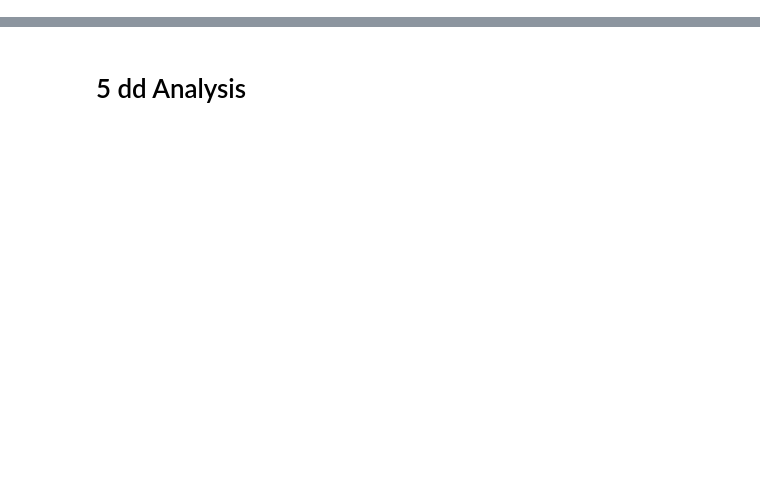
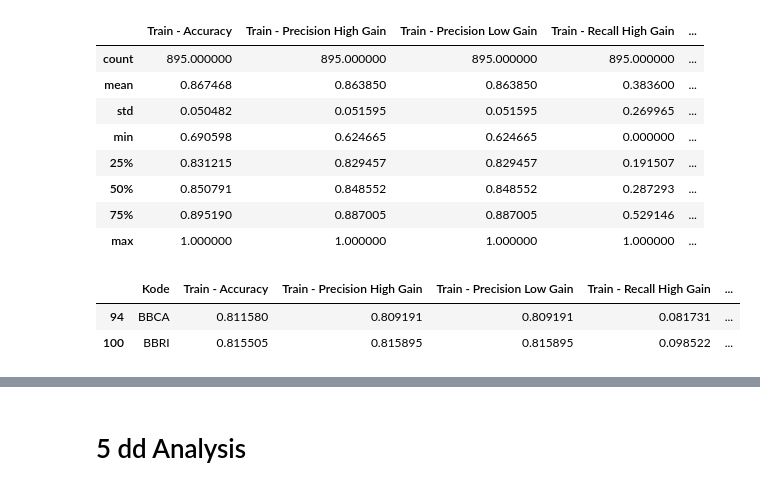
Before and after one commit to wfcnub/stocknub, a Jupyter notebook: analysis.ipynb, the cells around one changed output, grey strips where cells are left out. Drawn from its saved outputs; the diff is of its cells as text; code cells hidden in the pictures; blank space fills up the shorter version.

```diff
--- a/analysis.ipynb
+++ b/analysis.ipynb
@@ -4,6 +4,24 @@ import pandas as pd
 # %%
 median_gain_5dd_performances = pd.read_csv('data/stock/03_model/performance/medianGain/5dd.csv').dropna()
 max_loss_5dd_performances = pd.read_csv('data/stock/03_model/performance/maxLoss/5dd.csv').dropna()
+# %%
+median_gain_5dd_performances.describe()
+# %% [output]
+|  | Train - Accuracy | Train - Precision High Gain | Train - Precision Low Gain | Train - Recall High Gain | ... |
+| count | 895.000000 | 895.000000 | 895.000000 | 895.000000 | ... |
+| mean | 0.867468 | 0.863850 | 0.863850 | 0.383600 | ... |
+| std | 0.050482 | 0.051595 | 0.051595 | 0.269965 | ... |
+| min | 0.690598 | 0.624665 | 0.624665 | 0.000000 | ... |
+| 25% | 0.831215 | 0.829457 | 0.829457 | 0.191507 | ... |
+| 50% | 0.850791 | 0.848552 | 0.848552 | 0.287293 | ... |
+| 75% | 0.895190 | 0.887005 | 0.887005 | 0.529146 | ... |
+| max | 1.000000 | 1.000000 | 1.000000 | 1.000000 | ... |
+# %%
+median_gain_5dd_performances[median_gain_5dd_performances['Kode'].isin(['BBCA', 'BBRI'])]
+# %% [output]
+|  | Kode | Train - Accuracy | Train - Precision High Gain | Train - Precision Low Gain | Train - Recall High Gain | ... |
+| 94 | BBCA | 0.811580 | 0.809191 | 0.809191 | 0.081731 | ... |
+| 100 | BBRI | 0.815505 | 0.815895 | 0.815895 | 0.098522 | ... |
 # %%
 median_gain_5dd_forecasts = pd.read_csv('data/stock/04_forecast/medianGain/5dd.csv').dropna()
 max_loss_5dd_forecasts = pd.read_csv('data/stock/04_forecast/maxLoss/5dd.csv').dropna()
```
Also changed, not shown: parts of 4 cells of this notebook, 14 other files.
